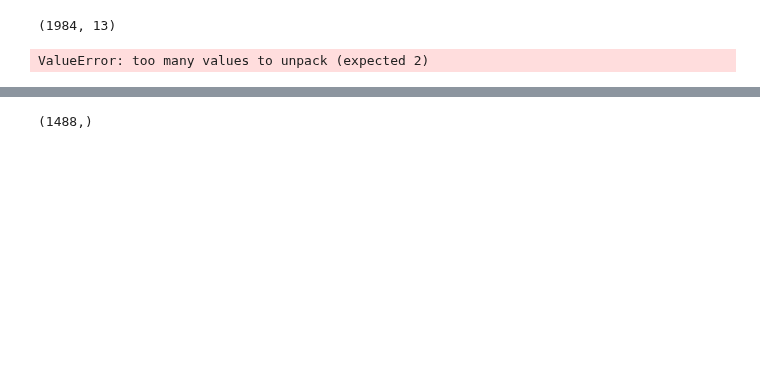
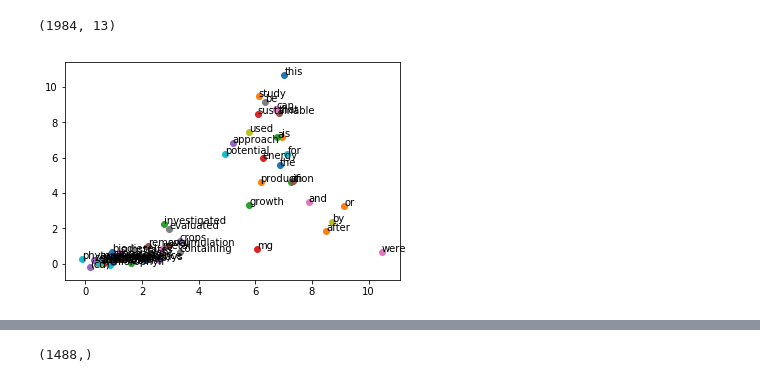
Before and after one commit to mcc-apsis/sustainability, a Jupyter notebook: learning/gensim_word_embedding.ipynb, the cells around one changed output, grey strips where cells are left out. Saved outputs shown, nothing was run; the diff lists cells and outputs as text; code cells hidden in the pictures; blank space fills up the shorter version.

```diff
--- a/learning/gensim_word_embedding.ipynb
+++ b/learning/gensim_word_embedding.ipynb
@@ -17,15 +17,14 @@ docs = df['content']
 # %% [output]
 (1984, 13)
 # %%
-model = Word2Vec([[w.lower() for w in x.split()] for x in docs], size=300, window=5, min_count=1, workers=4)
+model = Word2Vec([[w.lower() for w in x.split()] for x in docs], size=2, window=5, min_count=1, workers=4)
+import matplotlib.pyplot as plt
+for i,w in enumerate(model.wv.vocab):
+    x,y = model.wv[w]
+    plt.scatter(x,y)
+    plt.text(x,y,w)
+
+    if i > 50:
+        break
+# %% [output]
+[figure, added]
-# %%
-import matplotlib.pyplot as plt
-for i,w in enumerate(model.wv.vocab):
-    x,y = model.wv[w]
-    plt.scatter(x,y)
-    plt.text(x,y,w)
-
-    if i > 50:
-        break
-# %% [output]
-ValueError: too many values to unpack (expected 2)
```
Also changed, not shown: parts of 16 cells of this notebook, 5 other files.
